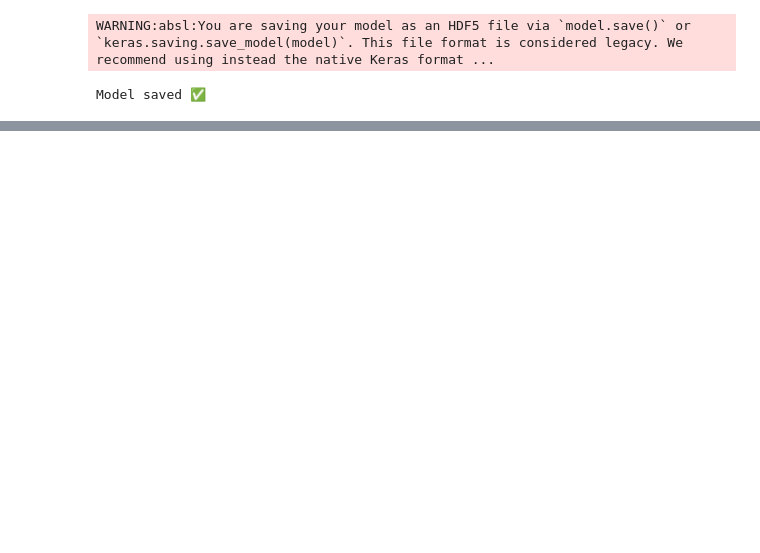
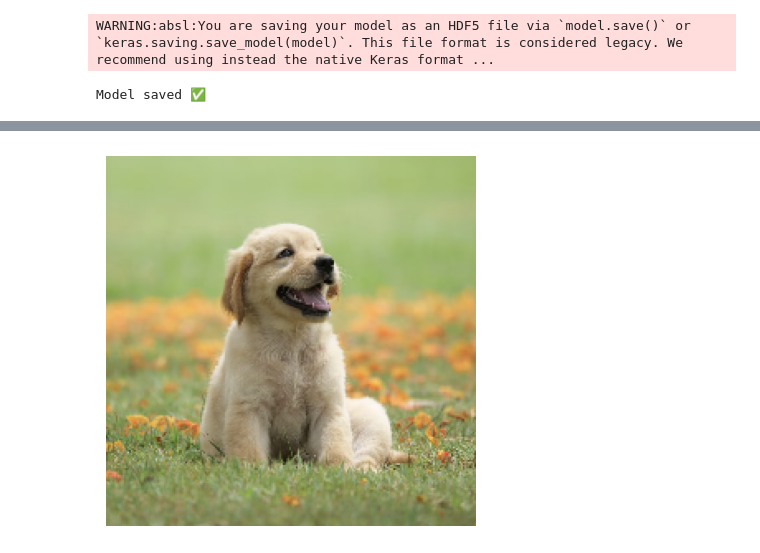
Before and after one commit to Mrinal0044/DEEP-LEARNING, a Jupyter notebook: cat_vs_dog_cnn.ipynb, the cells around one changed output, grey strips where cells are left out. Saved outputs shown, nothing was run; the diff lists cells and outputs as text; code cells hidden in the pictures; blank space fills up the shorter version.

```diff
--- a/cat_vs_dog_cnn.ipynb
+++ b/cat_vs_dog_cnn.ipynb
@@ -259,3 +258,23 @@ print("Model saved ✅")
 # %% [output]
 WARNING:absl:You are saving your model as an HDF5 file via `model.save()` or `keras.saving.save_model(model)`. This file format is considered legacy. We recommend using instead the native Keras format ...
 Model saved ✅
+# %%
+import numpy as np
+from tensorflow.keras.preprocessing import image
+import matplotlib.pyplot as plt
+
+img_path = "/content/Screenshot 2026-02-17 at 12.53.52 PM.png"   # change filename
+img = image.load_img(img_path, target_size=(224,224))
+img_array = image.img_to_array(img)/255.0
+img_array = np.expand_dims(img_array, axis=0)
+
+pred = model.predict(img_array)[0][0]
+
+plt.imshow(img)
+plt.axis("off")
+
+if pred > 0.5:
+    print("Prediction: DOG 🐶")
+else:
+    print("Prediction: CAT 🐱")
+# %% [output]
@@ -261,0 +283 @@ Model saved ✅
+[figure, added]
```
Also changed, not shown: parts of 14 cells of this notebook.
